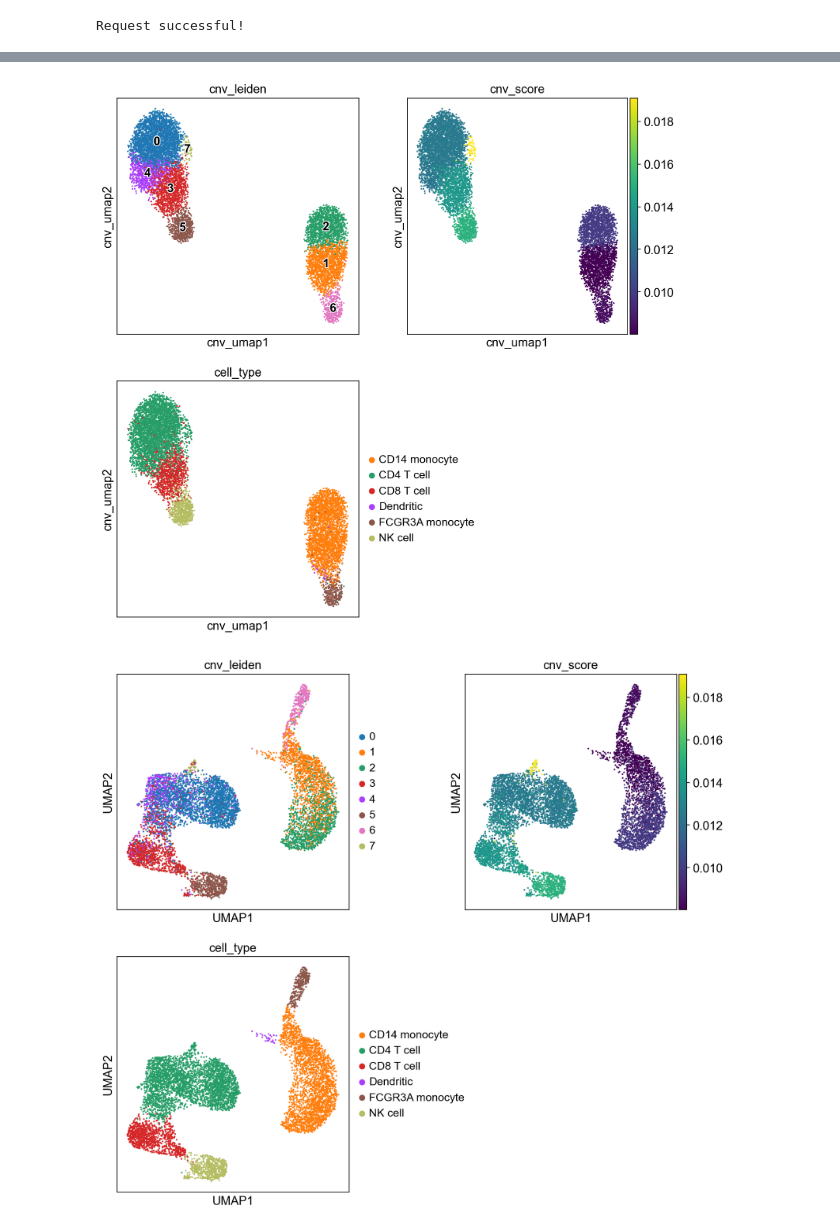
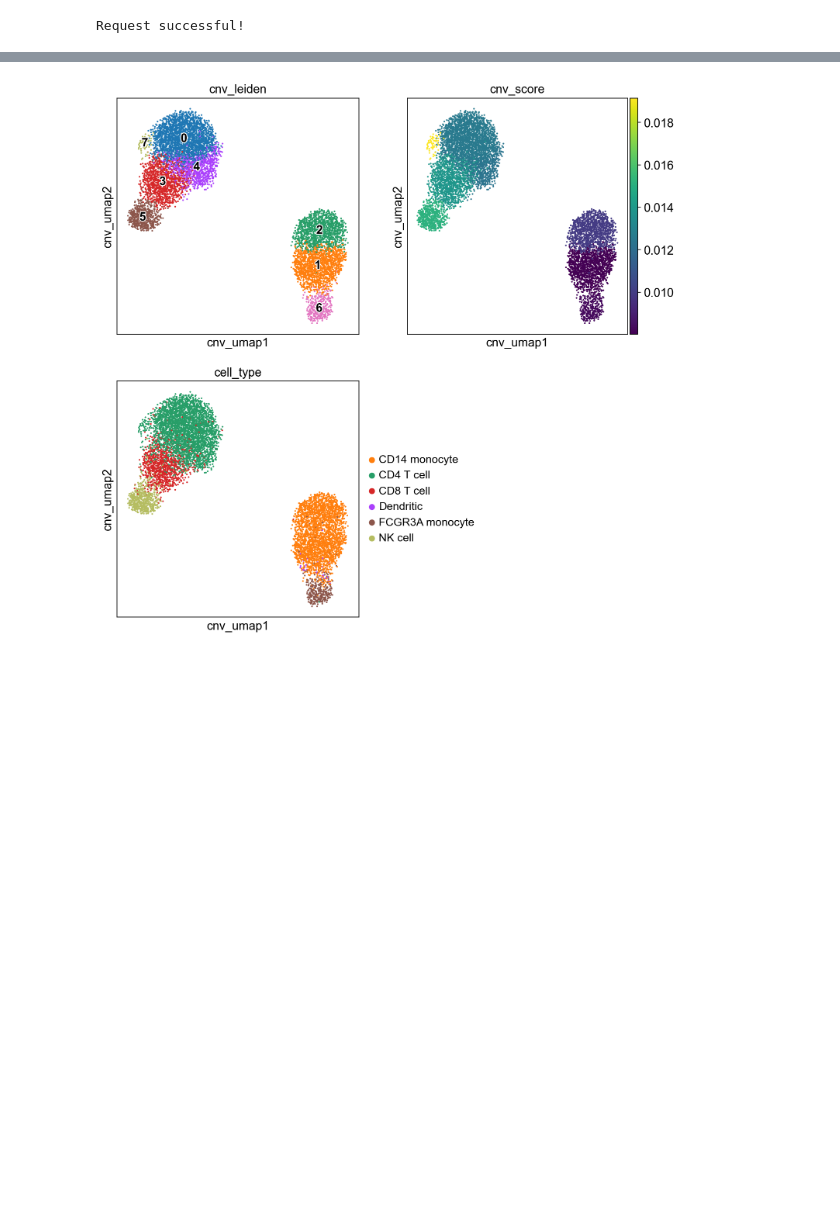
Before and after one commit to bly2/CSCB-2025-Final, a Jupyter notebook: infercnv_main.ipynb, the cells around one changed output, grey strips where cells are left out. Cells and saved outputs as stored; diff of their text form; code cells hidden in the pictures; blank space fills up the shorter version.

```diff
--- a/infercnv_main.ipynb
+++ b/infercnv_main.ipynb
@@ -38,4 +49 @@ sc.pl.umap(adata, color='cell_type')
-# %%
-# Sort adata by chromosome and start position
-adata = adata[:,adata.var.sort_values(by=['chromosome','start']).index].copy()
 # %%
@@ -55,6 +57,6 @@ cnv.tl.infercnv(adata,reference_key=reference_key,reference_cat=reference_cat,
 # %%
-cnv_plots(adata[adata.obs['predicted_diploid']=='aneuploid'],annotation='cell_type')
+# Plot
+plot_aneuploid_cnv_clusters(adata,diploid_annotation='predicted_diploid')
 # %% [output]
-[figure, old version]
+[figure, new version]
-[figure, removed]
 # %%
```
Also changed, not shown: parts of 21 cells of this notebook, 2 other files.
